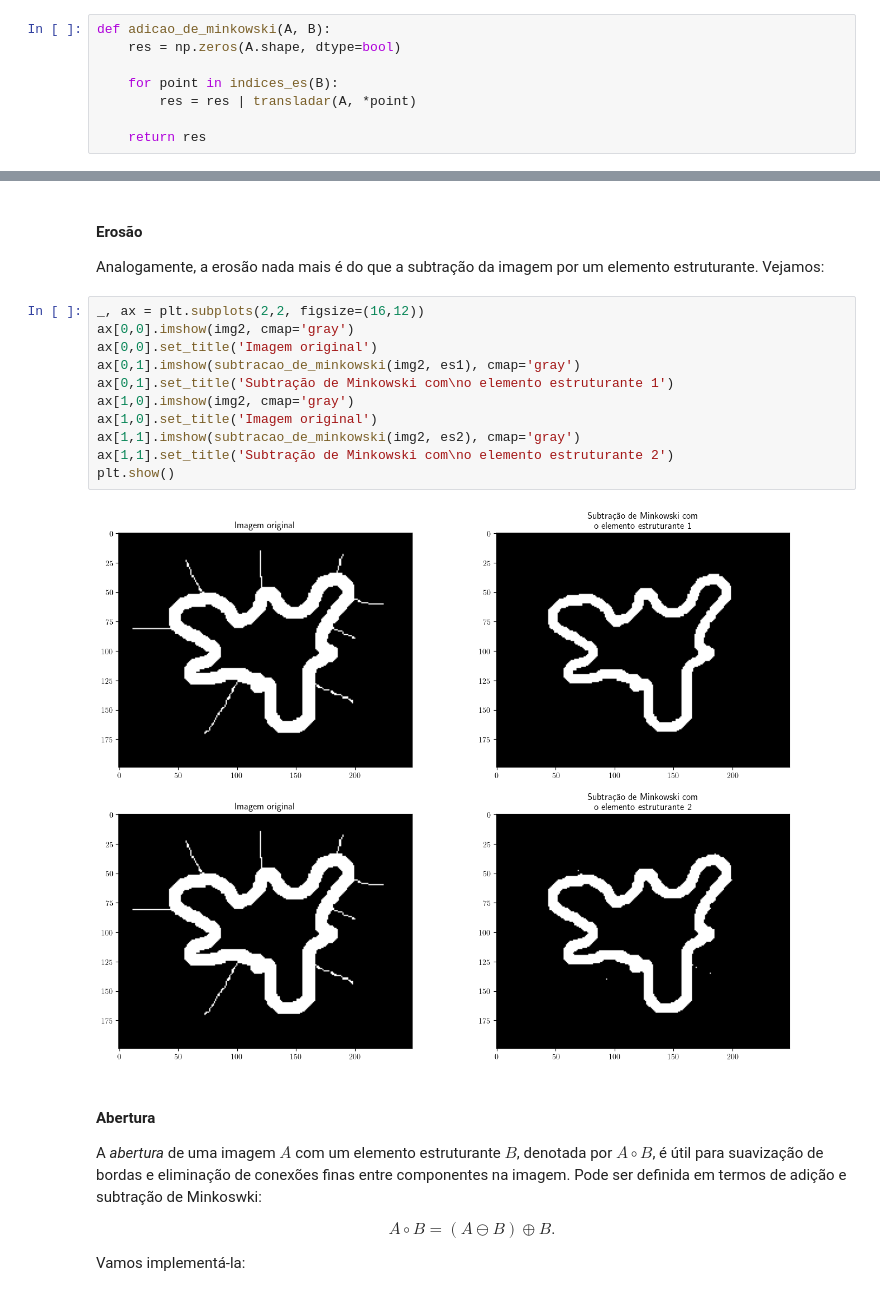
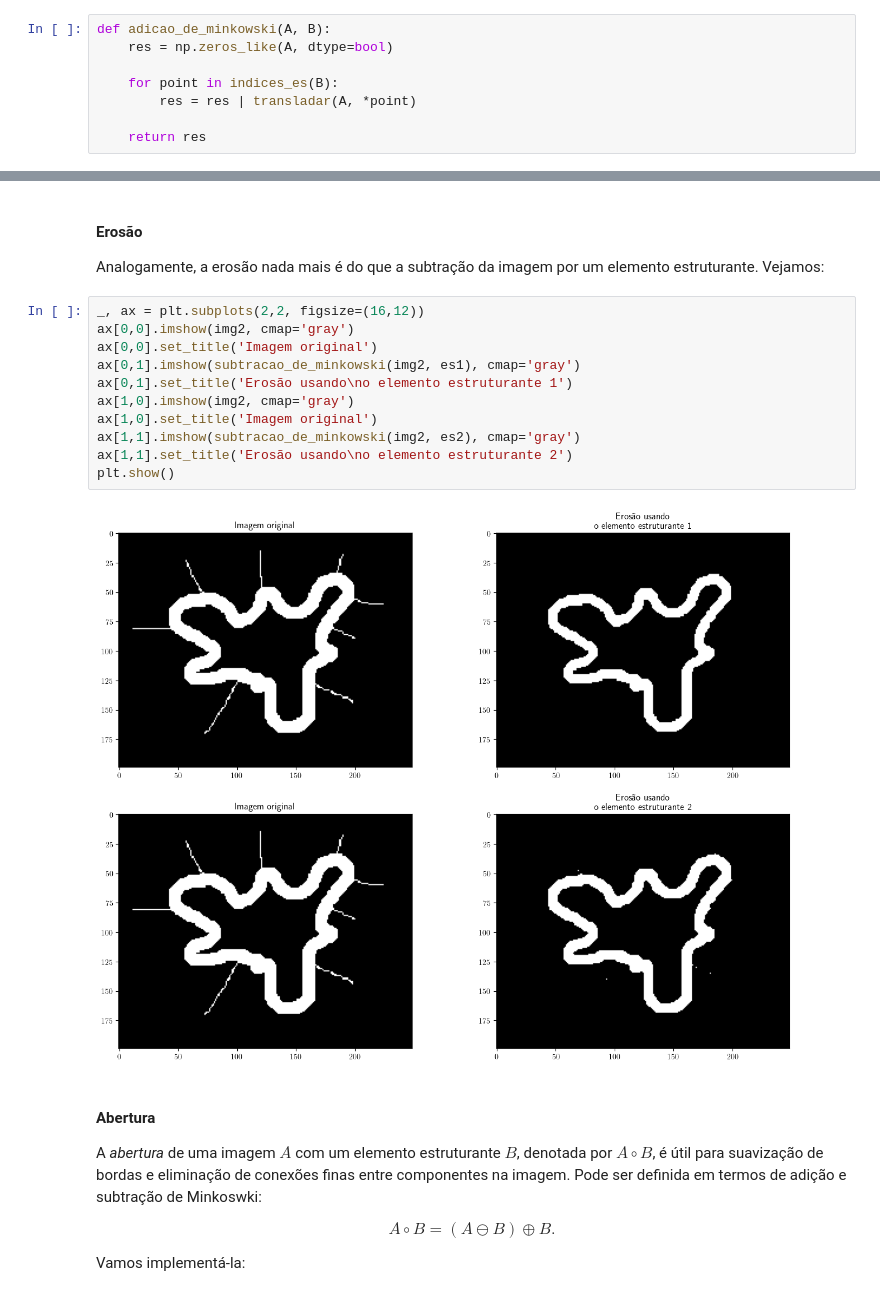
Before and after one commit to lamac-uece/tutoriais-lamac, a Jupyter notebook: processamento_de_imagens/morfologia_matematica.ipynb, the cells around one changed output, grey strips where cells are left out. Saved outputs shown, nothing was run; the diff lists cells and outputs as text.

```diff
--- a/processamento_de_imagens/morfologia_matematica.ipynb
+++ b/processamento_de_imagens/morfologia_matematica.ipynb
@@ -301,7 +301,7 @@ $$ A \oplus B = \bigcup_{b \in B} (A + b). $$
 Vamos implementá-la:
 # %%
 def adicao_de_minkowski(A, B):
-    res = np.zeros(A.shape, dtype=bool)
+    res = np.zeros_like(A, dtype=bool)
 
     for point in indices_es(B):
         res = res | transladar(A, *point)
@@ -392,16 +392,16 @@ Analogamente, a erosão nada mais é do que a subtração da imagem por um eleme
 # %%
 _, ax = plt.subplots(2,2, figsize=(16,12))
 ax[0,0].imshow(img2, cmap='gray')
 ax[0,0].set_title('Imagem original')
 ax[0,1].imshow(subtracao_de_minkowski(img2, es1), cmap='gray')
-ax[0,1].set_title('Subtração de Minkowski com\no elemento estruturante 1')
+ax[0,1].set_title('Erosão usando\no elemento estruturante 1')
 ax[1,0].imshow(img2, cmap='gray')
 ax[1,0].set_title('Imagem original')
 ax[1,1].imshow(subtracao_de_minkowski(img2, es2), cmap='gray')
-ax[1,1].set_title('Subtração de Minkowski com\no elemento estruturante 2')
+ax[1,1].set_title('Erosão usando\no elemento estruturante 2')
 plt.show()
 # %% [output]
-[figure, old version]
+[figure, new version]
 # %% [markdown]
 #### Abertura
 
```
Also changed, not shown: parts of 17 cells of this notebook.
